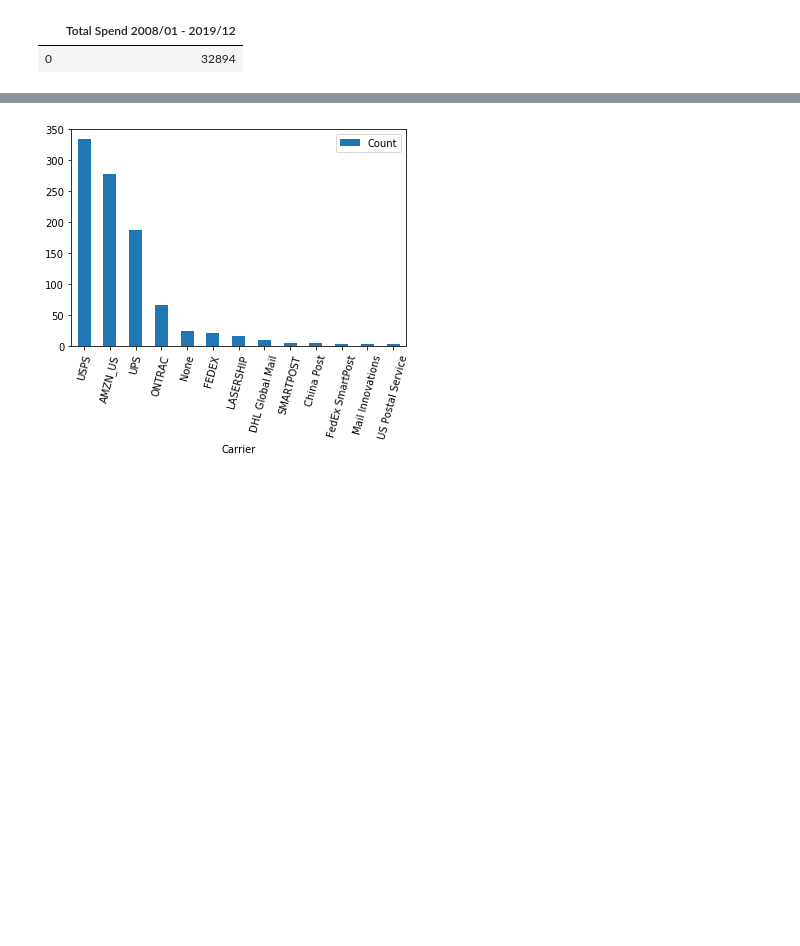
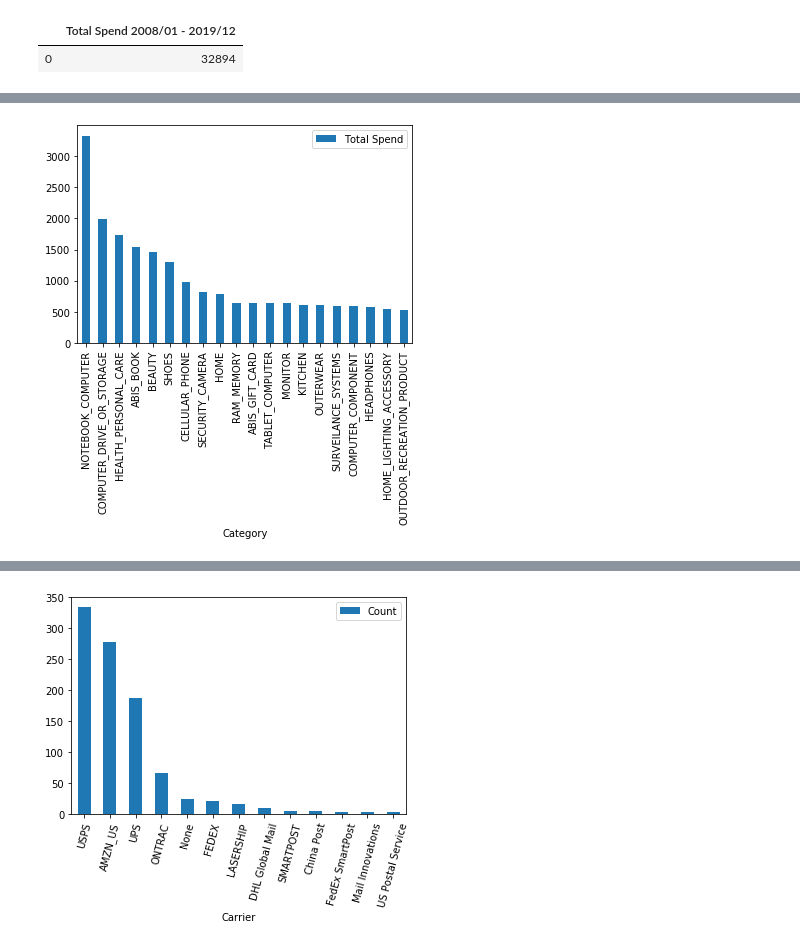
Before and after one commit to AmitSamra/DataEngineering.Labs.AirflowProject, a Jupyter notebook: amazon_visualization.ipynb, the cells around one changed output, grey strips where cells are left out. Drawn from its saved outputs; the diff is of its cells as text; code cells hidden in the pictures; blank space fills up the shorter version.

```diff
--- a/amazon_visualization.ipynb
+++ b/amazon_visualization.ipynb
@@ -106,0 +57,19 @@ plot_df_con_total_spend = df_con_total_spend_yr.plot.bar(x=0, y=1, rot = 75)
+# %%
+con_total_spend_cat = connection.execute('''
+SELECT category, round(sum(item_total))
+FROM amazon.amazon_purchases
+WHERE category is not null
+GROUP BY category
+ORDER BY sum(item_total) desc
+LIMIT 20
+''')
+
+data_con_total_spend_cat = [row for row in con_total_spend_cat]
+df_con_total_spend_cat = pd.DataFrame.from_records(data_con_total_spend_cat)
+df_con_total_spend_cat.columns = ['Category','Total Spend']
+df_con_total_spend_cat['Total Spend'] = df_con_total_spend_cat['Total Spend'].astype(int)
+#df_con_total_spend_cat
+# %%
+plot_df_con_total_spend_cat = df_con_total_spend_cat.plot.bar(x=0, y=1, rot = 90)
+# %% [output]
+[figure, added]
```
Also changed, not shown: parts of 15 cells of this notebook.
